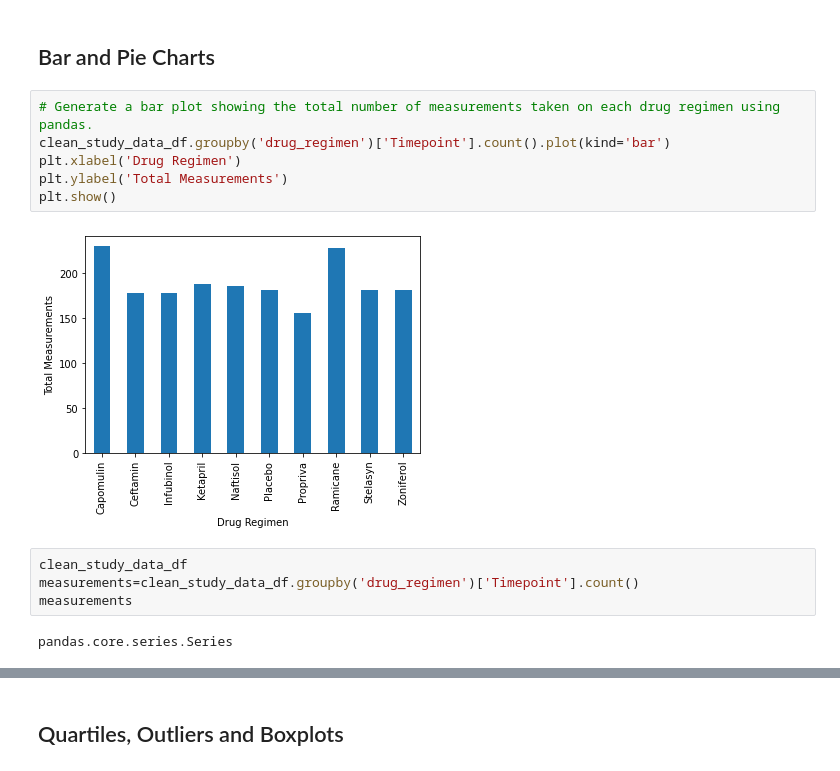
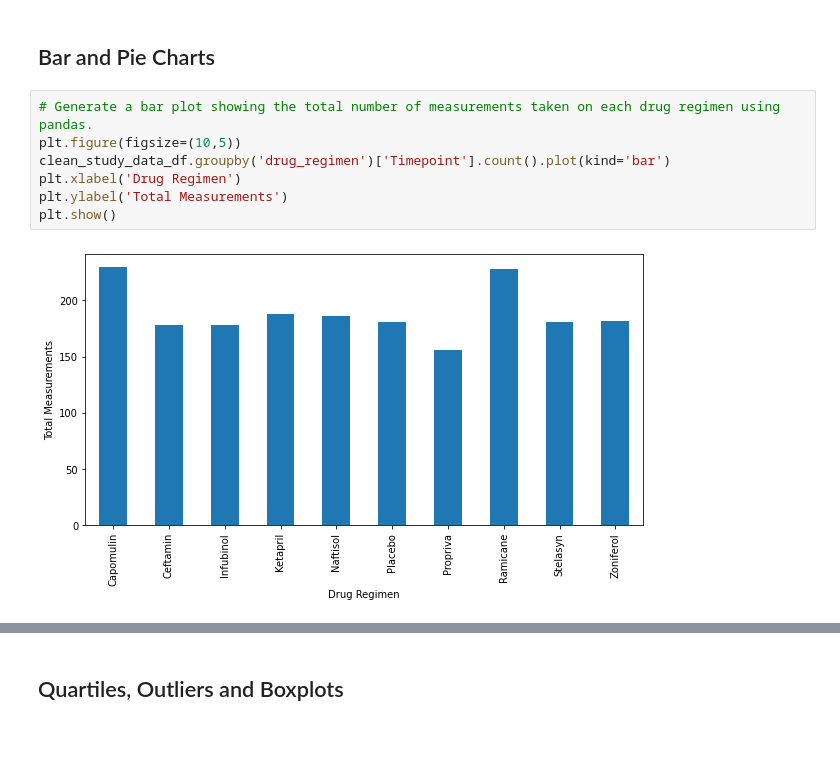
Before and after one commit to rketchum95/Matplotlib-challenge, a Jupyter notebook: main.ipynb, the cells around one changed output, grey strips where cells are left out. Saved outputs shown, nothing was run; the diff lists cells and outputs as text; blank space fills up the shorter version.

Commit message:
Initial bar & pie charts complete

```diff
--- a/main.ipynb
+++ b/main.ipynb
@@ -125,17 +125,12 @@ tumor_stat_data
 ## Bar and Pie Charts
 # %%
 # Generate a bar plot showing the total number of measurements taken on each drug regimen using pandas.
+plt.figure(figsize=(10,5))
 clean_study_data_df.groupby('drug_regimen')['Timepoint'].count().plot(kind='bar')
 plt.xlabel('Drug Regimen')
 plt.ylabel('Total Measurements')
 plt.show()
 # %% [output]
-[figure, old version]
+[figure, new version]
-# %%
-clean_study_data_df
-measurements=clean_study_data_df.groupby('drug_regimen')['Timepoint'].count()
-measurements
-# %% [output]
-pandas.core.series.Series
 # %%
 # Generate a bar plot showing the total number of measurements taken on each drug regimen using pyplot.
```
Also changed, not shown: parts of 4 cells of this notebook.
